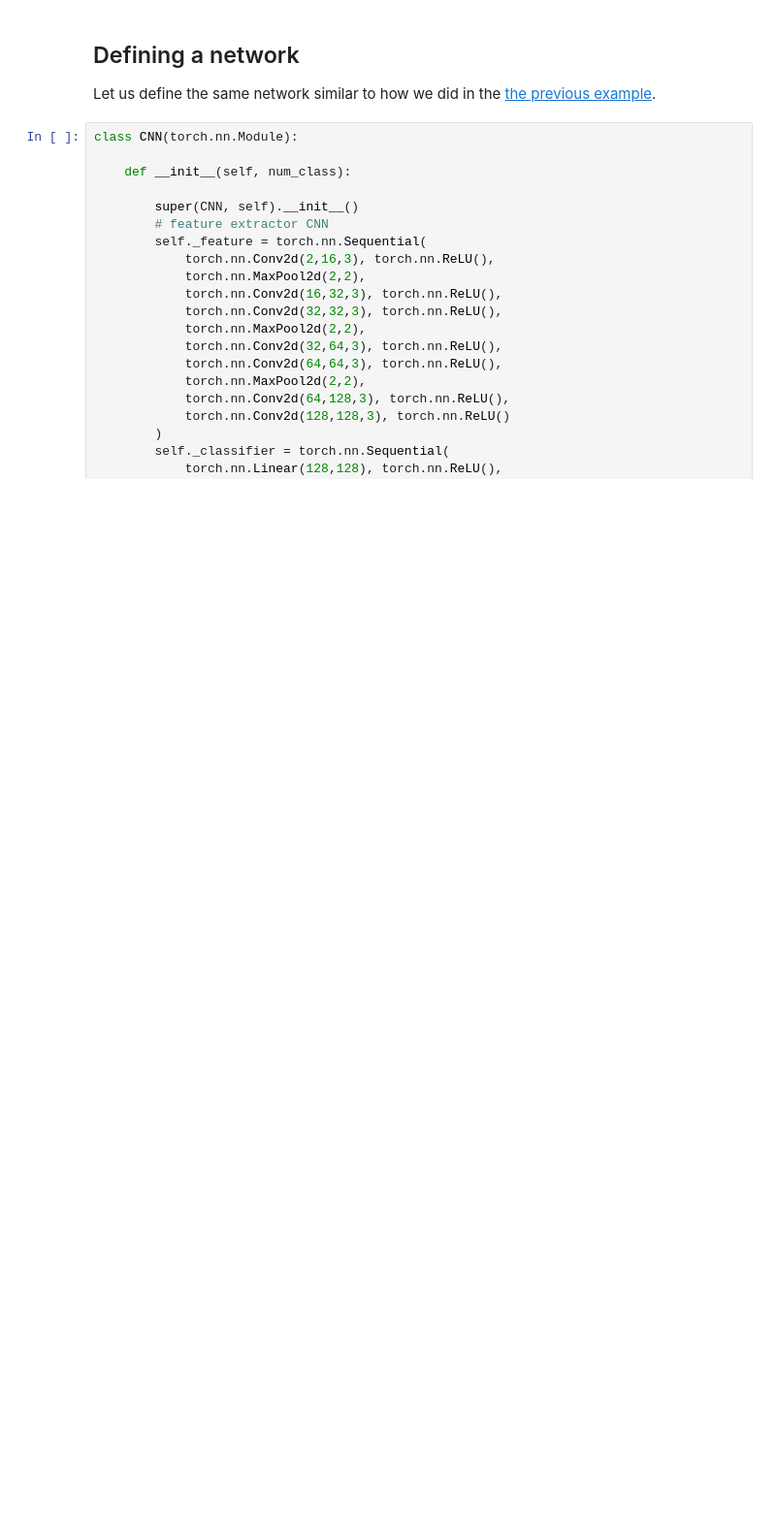
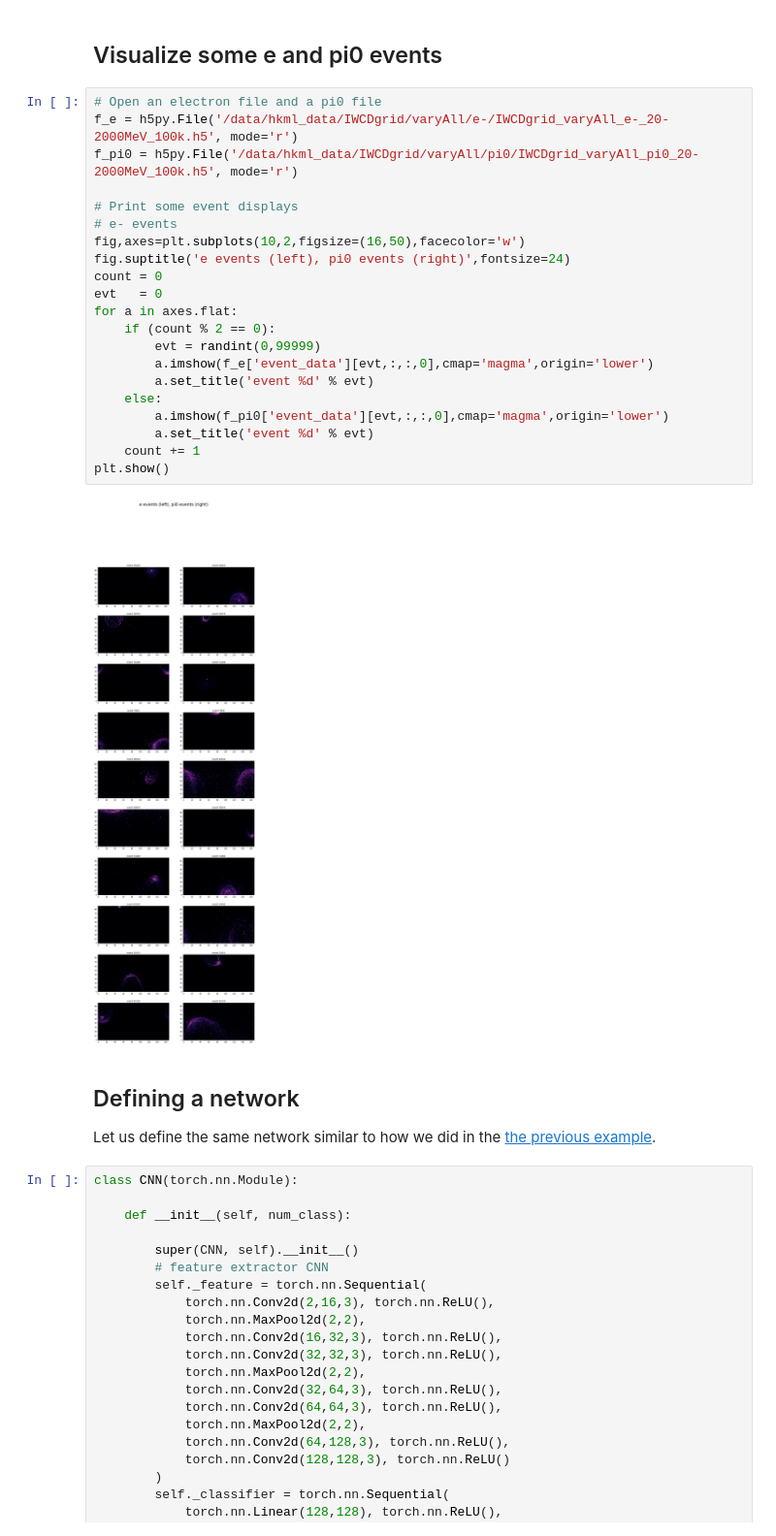
Before and after one commit to WatChMaL/UVicWorkshopPlayground, a Jupyter notebook: F/HKML CNN Lite.ipynb, the cells around one changed output. Shown: that part at 97% size. Cells and saved outputs as stored; diff of their text form; blank space fills up the shorter version.

```diff
--- a/F/HKML CNN Lite.ipynb
+++ b/F/HKML CNN Lite.ipynb
@@ -11,3 +12,28 @@ import numpy as np
+# %% [markdown]
+## Visualize some e and pi0 events
+# %%
+# Open an electron file and a pi0 file
+f_e = h5py.File('/data/hkml_data/IWCDgrid/varyAll/e-/IWCDgrid_varyAll_e-_20-2000MeV_100k.h5', mode='r')
+f_pi0 = h5py.File('/data/hkml_data/IWCDgrid/varyAll/pi0/IWCDgrid_varyAll_pi0_20-2000MeV_100k.h5', mode='r')
+
+# Print some event displays
+# e- events
+fig,axes=plt.subplots(10,2,figsize=(16,50),facecolor='w')
+fig.suptitle('e events (left), pi0 events (right)',fontsize=24)
+count = 0
+evt   = 0
+for a in axes.flat:
+    if (count % 2 == 0):
+        evt = randint(0,99999)
+        a.imshow(f_e['event_data'][evt,:,:,0],cmap='magma',origin='lower')
+        a.set_title('event %d' % evt)
+    else:
+        a.imshow(f_pi0['event_data'][evt,:,:,0],cmap='magma',origin='lower')
+        a.set_title('event %d' % evt)
+    count += 1
+plt.show()
+# %% [output]
+[figure, added]
 # %% [markdown]
 ## Defining a network
 Let us define the same network similar to how we did in the [the previous example](https://github.com/WatChMaL/ExampleNotebooks/blob/master/HKML%20CNN%20Image%20Classification.ipynb).
```
Also changed, not shown: parts of 8 cells of this notebook.
